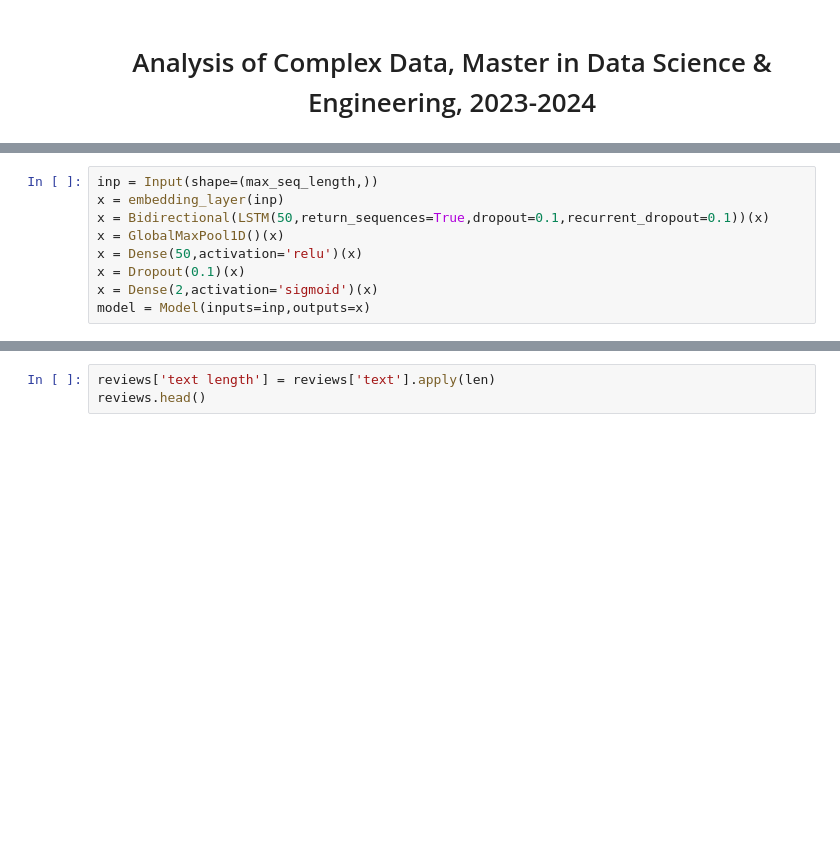
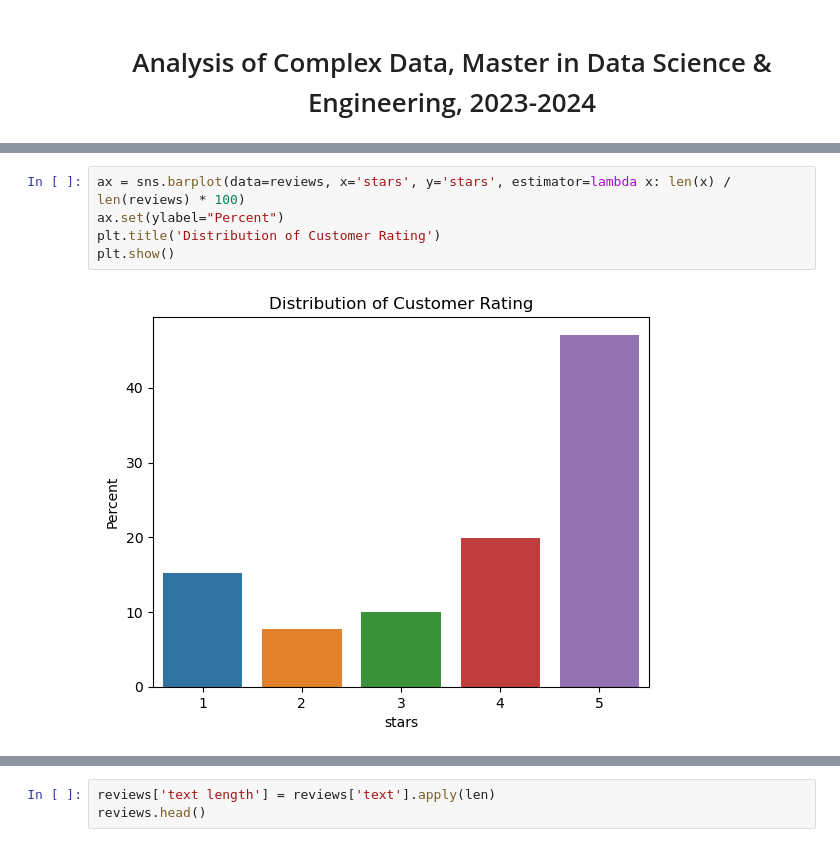
Before and after one commit to PPortela00/Recommendation-System---, a Jupyter notebook: NLP&TS/notebook.ipynb, the cells around one changed output, grey strips where cells are left out. Drawn from its saved outputs; the diff is of its cells as text; blank space fills up the shorter version.

```diff
--- a/NLP&TS/notebook.ipynb
+++ b/NLP&TS/notebook.ipynb
@@ -371,9 +4,0 @@ from keras.models import Model
-# %%
-inp = Input(shape=(max_seq_length,))
-x = embedding_layer(inp)
-x = Bidirectional(LSTM(50,return_sequences=True,dropout=0.1,recurrent_dropout=0.1))(x)
-x = GlobalMaxPool1D()(x)
-x = Dense(50,activation='relu')(x)
-x = Dropout(0.1)(x)
-x = Dense(2,activation='sigmoid')(x)
-model = Model(inputs=inp,outputs=x)
@@ -442,0 +143,7 @@ display(reviews)
+# %%
+ax = sns.barplot(data=reviews, x='stars', y='stars', estimator=lambda x: len(x) / len(reviews) * 100)
+ax.set(ylabel="Percent")
+plt.title('Distribution of Customer Rating')
+plt.show()
+# %% [output]
+[figure, added]
```
Also changed, not shown: parts of 193 cells of this notebook, 1 other file.
